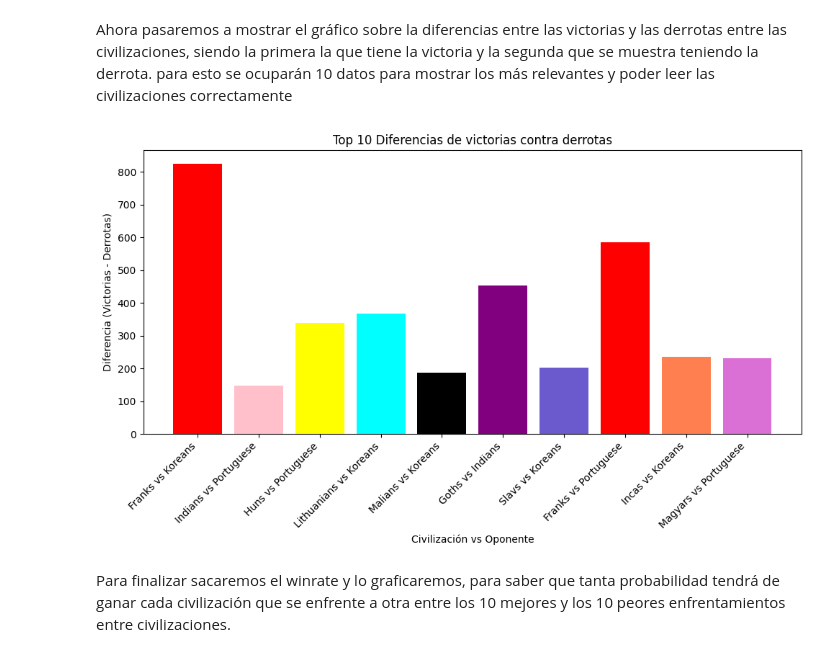
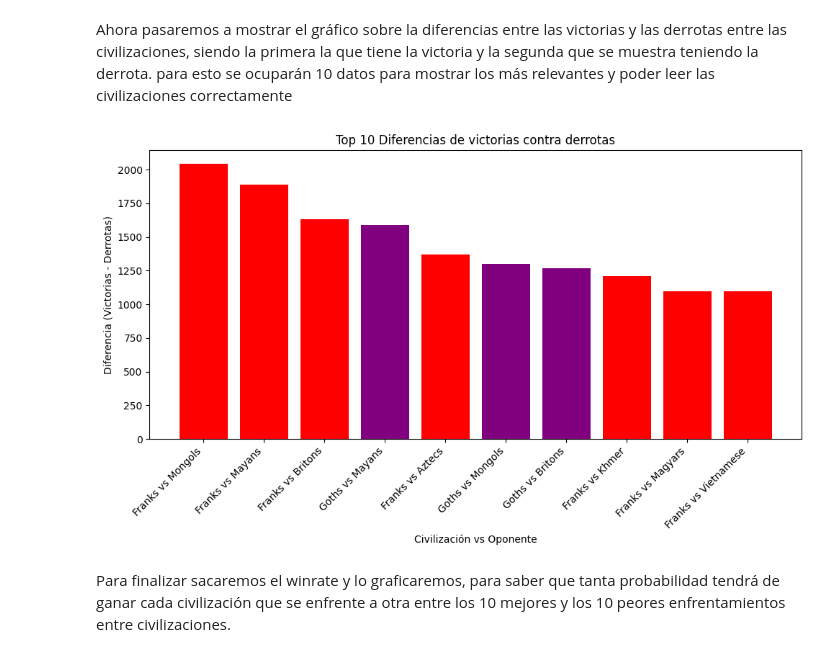
Before and after one commit to JHual6/MachineLearning, a Jupyter notebook: notebooks/Informe_Técnico_FMY0100.ipynb, the cells around one changed output. Cells and saved outputs as stored; diff of their text form; code cells hidden in the pictures.

```diff
--- a/notebooks/Informe_Técnico_FMY0100.ipynb
+++ b/notebooks/Informe_Técnico_FMY0100.ipynb
@@ -74,7 +74,7 @@ Se realiza la importación del archivo saltando las filas que tengan errores, es
 # %% [markdown]
 *Aclaración: Puede que muchos datos sean menores, esto se debe a que el detaset es muy grande y no está totalmente actualizado, por lo que al cargar los datos pueden ocurrir errores al cargar filas
 # %%
-aoe = pd.read_csv('match_players.csv', on_bad_lines='skip')
+aoe = pd.read_csv('../data/01_raw/match_players.csv', on_bad_lines='skip')
 aoe
 # %% [output]
 |  | token | match | rating | color | civ | team | winner |
@@ -406,19 +390,21 @@ resultados_finales_df = resultados_finales_df.sort_values(by=['diferencia'], asc
 # %% [markdown]
 Ahora pasaremos a mostrar el gráfico sobre la diferencias entre las victorias y las derrotas entre las civilizaciones, siendo la primera la que tiene la victoria y la segunda que se muestra teniendo la derrota. para esto se ocuparán 10 datos para mostrar los más relevantes y poder leer las civilizaciones correctamente
 # %%
+top_50_resultados = resultados_finales_df.head(10)
+
 colores_barras = top_50_resultados['civilizacion'].map(colores_civilizaciones)
 plt.figure(figsize=(10, 6))
 plt.bar(top_50_resultados['civilizacion'] + " vs " + top_50_resultados['oponente'],
         top_50_resultados['diferencia'], color=colores_barras)
 
 plt.xticks(rotation=45, ha='right')
 plt.xlabel('Civilización vs Oponente')
 plt.ylabel('Diferencia (Victorias - Derrotas)')
 plt.title('Top 10 Diferencias de victorias contra derrotas')
 plt.tight_layout()
 plt.show()
 # %% [output]
-[figure, old version]
+[figure, new version]
 # %% [markdown]
 Para finalizar sacaremos el winrate y lo graficaremos, para saber que tanta probabilidad tendrá de ganar cada civilización que se enfrente a otra entre los 10 mejores y los 10 peores enfrentamientos entre civilizaciones.
 # %%
```
Also changed, not shown: parts of 4 cells of this notebook, 16 other files.
